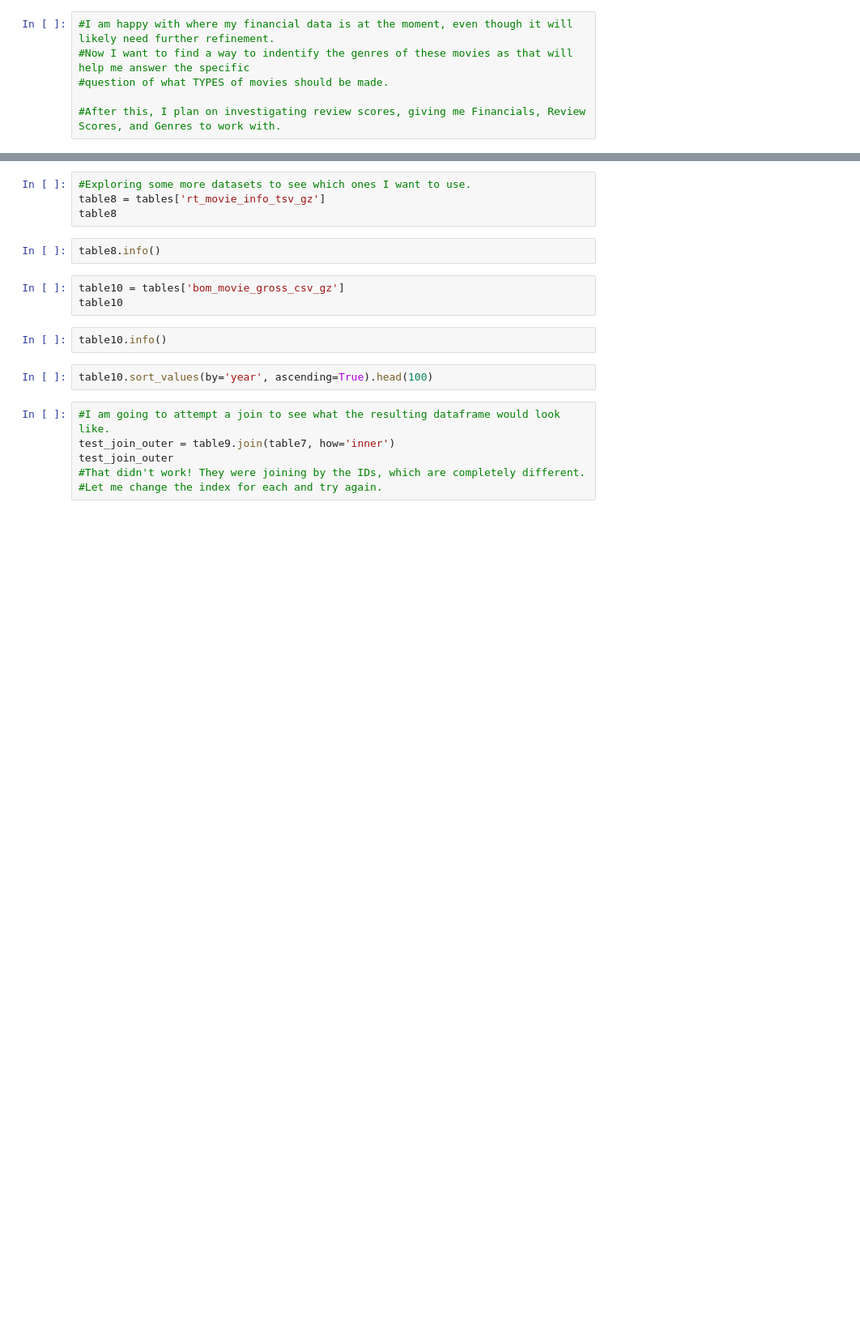
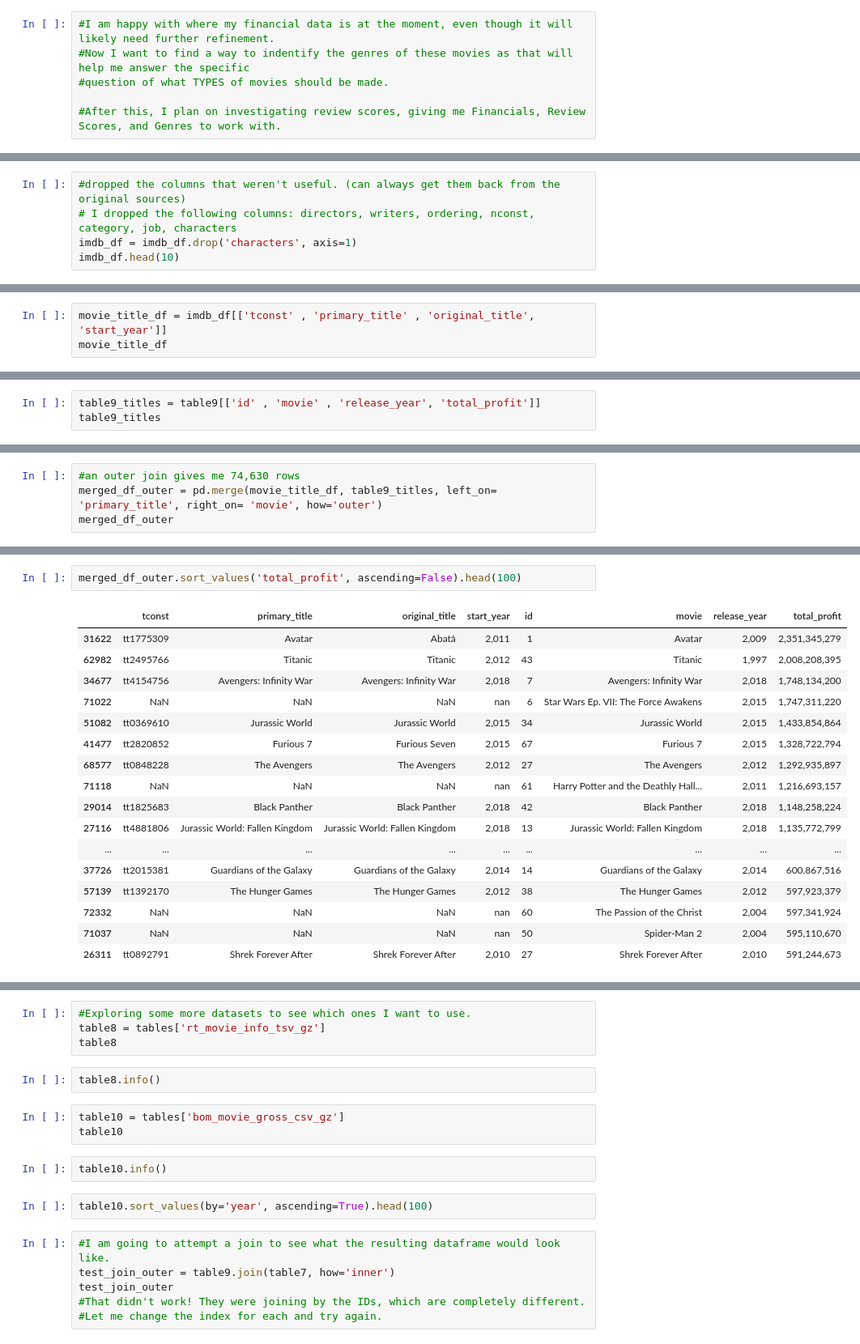
Before and after one commit to jxn628/dsc-phase-1-project, a Jupyter notebook: student.ipynb, the cells around one changed output, grey strips where cells are left out. Shown: that part at 81% size. Saved outputs shown, nothing was run; the diff lists cells and outputs as text; blank space fills up the shorter version.

Commit message:
merged title df created

```diff
--- a/student.ipynb
+++ b/student.ipynb
@@ -598,0 +901,5 @@ table2.sort_values(by='release_date', ascending=True).head(100)
+# %%
+#dropped the columns that weren't useful. (can always get them back from the original sources)
+# I dropped the following columns: directors, writers, ordering, nconst, category, job, characters
+imdb_df = imdb_df.drop('characters', axis=1)
+imdb_df.head(10)
@@ -598,0 +923,3 @@ table2.sort_values(by='release_date', ascending=True).head(100)
+# %%
+movie_title_df = imdb_df[['tconst' , 'primary_title' , 'original_title', 'start_year']]
+movie_title_df
@@ -598,0 +956,3 @@ table2.sort_values(by='release_date', ascending=True).head(100)
+# %%
+table9_titles = table9[['id' , 'movie' , 'release_year', 'total_profit']]
+table9_titles
@@ -598,0 +996,4 @@ table2.sort_values(by='release_date', ascending=True).head(100)
+# %%
+#an outer join gives me 74,630 rows
+merged_df_outer = pd.merge(movie_title_df, table9_titles, left_on= 'primary_title', right_on= 'movie', how='outer')
+merged_df_outer
@@ -598,0 +1014,20 @@ table2.sort_values(by='release_date', ascending=True).head(100)
+# %%
+merged_df_outer.sort_values('total_profit', ascending=False).head(100)
+# %% [output]
+|  | tconst | primary_title | original_title | start_year | id | movie | release_year | total_profit |
+| 31622 | tt1775309 | Avatar | Abatâ | 2,011 | 1 | Avatar | 2,009 | 2,351,345,279 |
+| 62982 | tt2495766 | Titanic | Titanic | 2,012 | 43 | Titanic | 1,997 | 2,008,208,395 |
+| 34677 | tt4154756 | Avengers: Infinity War | Avengers: Infinity War | 2,018 | 7 | Avengers: Infinity War | 2,018 | 1,748,134,200 |
+| 71022 | NaN | NaN | NaN | nan | 6 | Star Wars Ep. VII: The Force Awakens | 2,015 | 1,747,311,220 |
+| 51082 | tt0369610 | Jurassic World | Jurassic World | 2,015 | 34 | Jurassic World | 2,015 | 1,433,854,864 |
+| 41477 | tt2820852 | Furious 7 | Furious Seven | 2,015 | 67 | Furious 7 | 2,015 | 1,328,722,794 |
+| 68577 | tt0848228 | The Avengers | The Avengers | 2,012 | 27 | The Avengers | 2,012 | 1,292,935,897 |
+| 71118 | NaN | NaN | NaN | nan | 61 | Harry Potter and the Deathly Hall... | 2,011 | 1,216,693,157 |
+| 29014 | tt1825683 | Black Panther | Black Panther | 2,018 | 42 | Black Panther | 2,018 | 1,148,258,224 |
+| 27116 | tt4881806 | Jurassic World: Fallen Kingdom | Jurassic World: Fallen Kingdom | 2,018 | 13 | Jurassic World: Fallen Kingdom | 2,018 | 1,135,772,799 |
+| ... | ... | ... | ... | ... | ... | ... | ... | ... |
+| 37726 | tt2015381 | Guardians of the Galaxy | Guardians of the Galaxy | 2,014 | 14 | Guardians of the Galaxy | 2,014 | 600,867,516 |
+| 57139 | tt1392170 | The Hunger Games | The Hunger Games | 2,012 | 38 | The Hunger Games | 2,012 | 597,923,379 |
+| 72332 | NaN | NaN | NaN | nan | 60 | The Passion of the Christ | 2,004 | 597,341,924 |
+| 71037 | NaN | NaN | NaN | nan | 50 | Spider-Man 2 | 2,004 | 595,110,670 |
+| 26311 | tt0892791 | Shrek Forever After | Shrek Forever After | 2,010 | 27 | Shrek Forever After | 2,010 | 591,244,673 |
```
Also changed, not shown: parts of 47 cells of this notebook.
